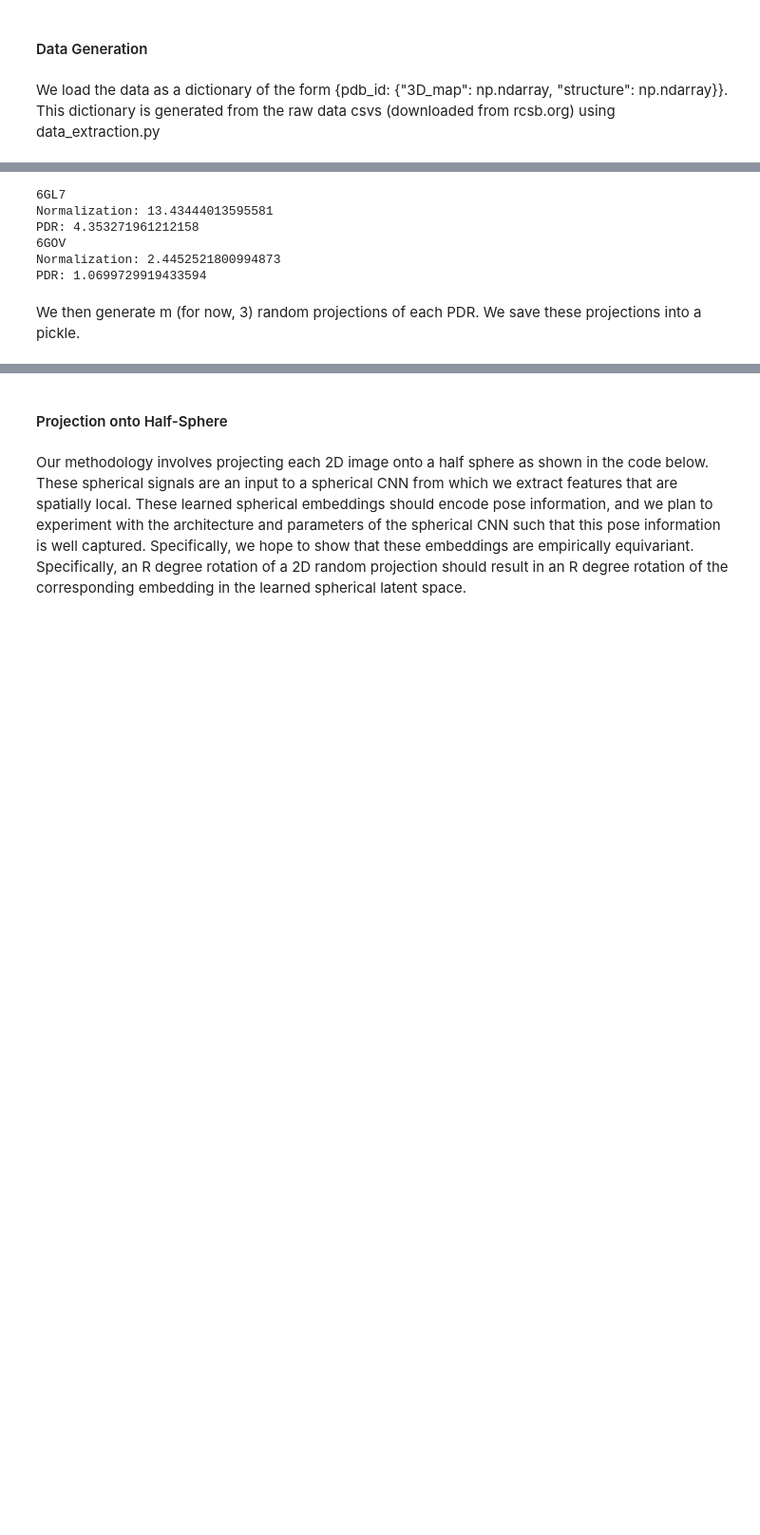
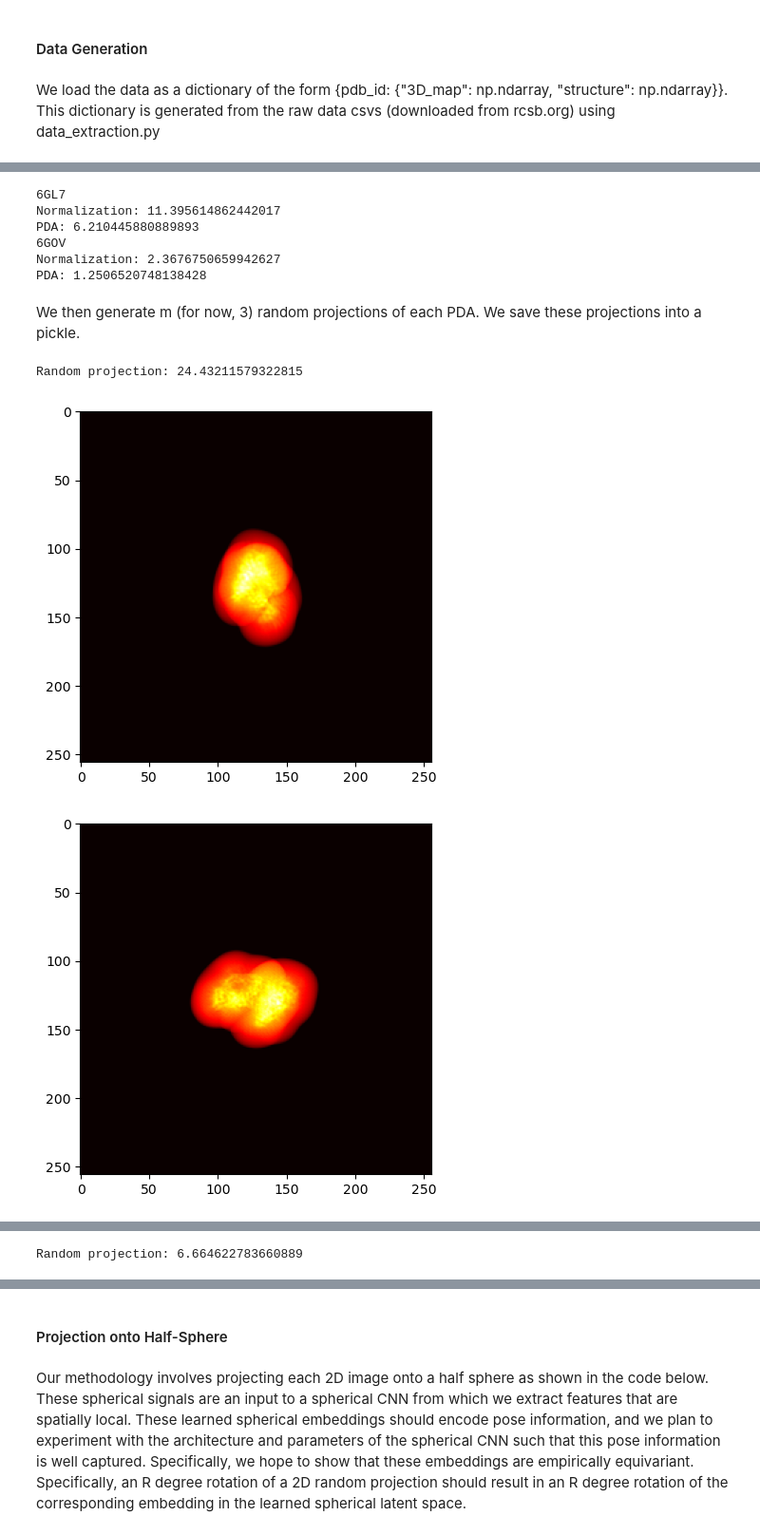
Before and after one commit to divnori/cryo_reconstruction, a Jupyter notebook: project_draft.ipynb, the cells around one changed output, grey strips where cells are left out. Shown: that part at 95% size. Drawn from its saved outputs; the diff is of its cells as text; code cells hidden in the pictures; blank space fills up the shorter version.

```diff
--- a/project_draft.ipynb
+++ b/project_draft.ipynb
@@ -51,27 +51,31 @@ for pdb_id, metadata in content.items():
     normalized_edm = proj.normalize_edm(edm)
     print(f"Normalization: {time.time() - cur_time}")
     cur_time = time.time()
-    pdr = proj.point_density_representation(normalized_edm)
-    print(f"PDR: {time.time() - cur_time}")
+    pdr = proj.point_density_array(normalized_edm)
+    print(f"PDA: {time.time() - cur_time}")
     cur_time = time.time()
     pdrs[pdb_id] = pdr
 # %% [output]
 6GL7
-Normalization: 13.43444013595581
-PDR: 4.353271961212158
+Normalization: 11.395614862442017
+PDA: 6.210445880889893
 6GOV
-Normalization: 2.4452521800994873
-PDR: 1.0699729919433594
+Normalization: 2.3676750659942627
+PDA: 1.2506520748138428
 # %% [markdown]
-We then generate m (for now, 3) random projections of each PDR. We save these projections into a pickle.
+We then generate m (for now, 3) random projections of each PDA. We save these projections into a pickle.
 # %%
 shape = (256, 256)
 projection_dict = {}
 
 for pdb_id, pdr in pdrs.items():
     cur_time = time.time()
-    random_projs = proj.random_projection(pdr, shape=shape, batch_size = 3)
+    random_projs = proj.random_projection_pda(pdr, shape=shape, batch_size = 3)
     print(f"Random projection: {time.time() - cur_time}")
     for projection in random_projs:
         proj.visualize_projection(projection)
     projection_dict[pdb_id] = random_projs
+# %% [output]
+Random projection: 24.43211579322815
+[figure, added]
+[figure, added]
@@ -77,0 +83 @@ for pdb_id, pdr in pdrs.items():
+Random projection: 6.664622783660889
```
Also changed, not shown: parts of 5 cells of this notebook.
